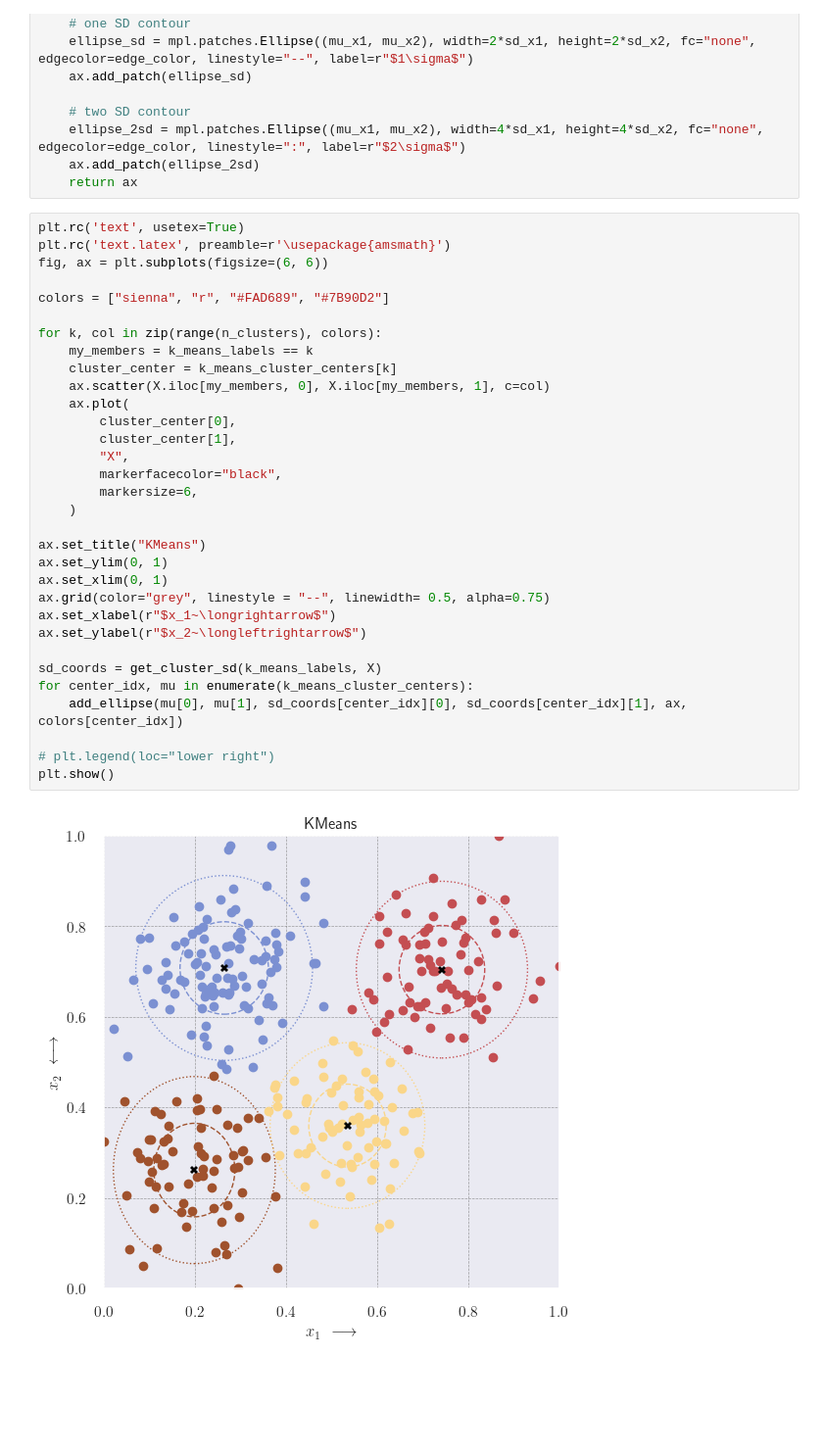
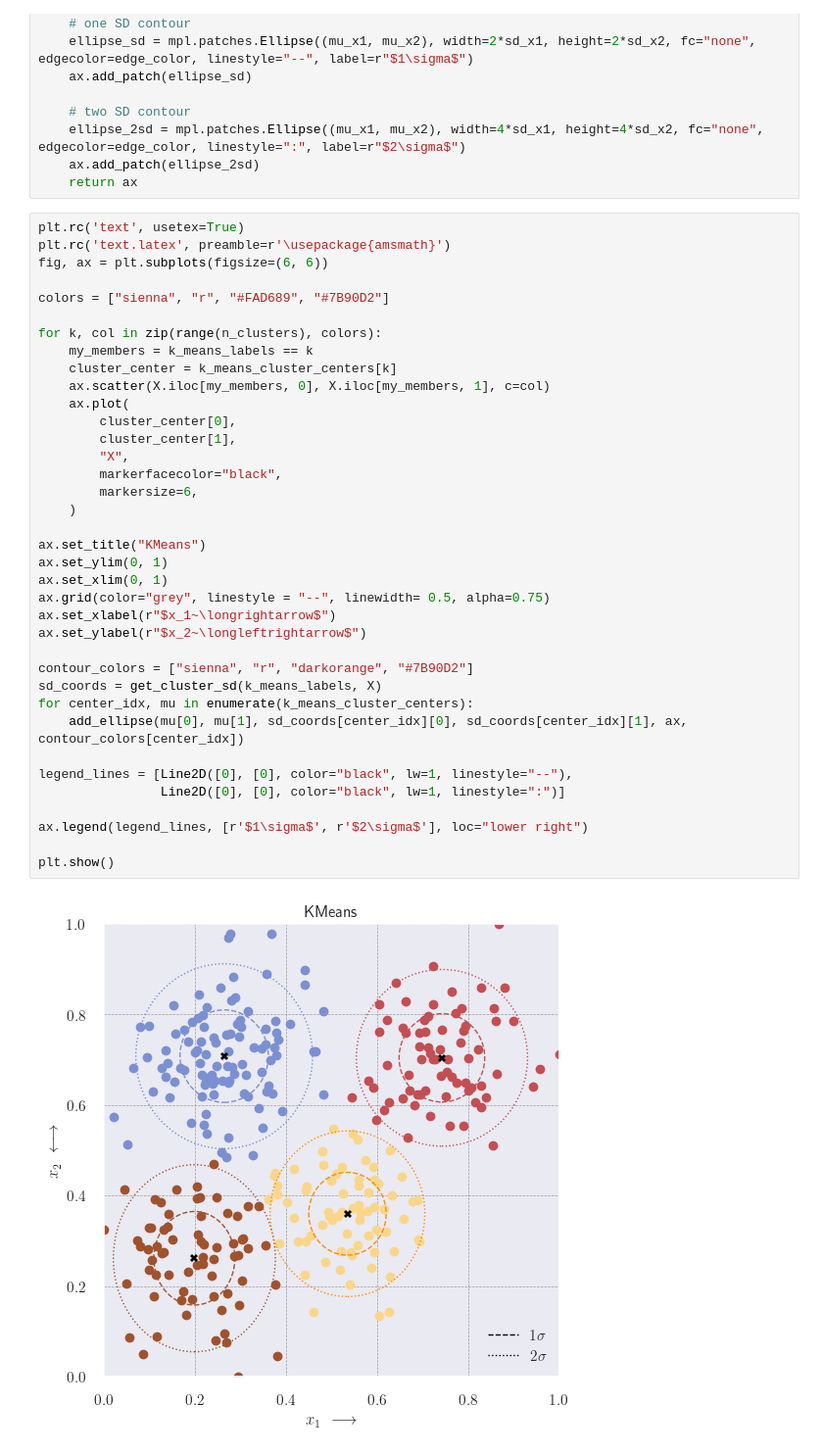
Before and after one commit to xuanxuanxuan-git/facelift, a Jupyter notebook: examples/synthetic_data.ipynb, the cells around one changed output. Shown: that part at 98% size. Drawn from its saved outputs; the diff is of its cells as text; blank space fills up the shorter version.

```diff
--- a/examples/synthetic_data.ipynb
+++ b/examples/synthetic_data.ipynb
@@ -426,33 +418,38 @@ def add_ellipse(mu_x1, mu_x2, sd_x1, sd_x2, ax, edge_color):
 plt.rc('text', usetex=True)
 plt.rc('text.latex', preamble=r'\usepackage{amsmath}')
 fig, ax = plt.subplots(figsize=(6, 6))
 
 colors = ["sienna", "r", "#FAD689", "#7B90D2"]
 
 for k, col in zip(range(n_clusters), colors):
     my_members = k_means_labels == k
     cluster_center = k_means_cluster_centers[k]
     ax.scatter(X.iloc[my_members, 0], X.iloc[my_members, 1], c=col)
     ax.plot(
         cluster_center[0],
         cluster_center[1],
         "X",
         markerfacecolor="black",
         markersize=6,
     )
 
 ax.set_title("KMeans")
 ax.set_ylim(0, 1)
 ax.set_xlim(0, 1)
 ax.grid(color="grey", linestyle = "--", linewidth= 0.5, alpha=0.75)
 ax.set_xlabel(r"$x_1~\longrightarrow$")
 ax.set_ylabel(r"$x_2~\longleftrightarrow$")
 
+contour_colors = ["sienna", "r", "darkorange", "#7B90D2"]
 sd_coords = get_cluster_sd(k_means_labels, X)
 for center_idx, mu in enumerate(k_means_cluster_centers):
-    add_ellipse(mu[0], mu[1], sd_coords[center_idx][0], sd_coords[center_idx][1], ax, colors[center_idx])
+    add_ellipse(mu[0], mu[1], sd_coords[center_idx][0], sd_coords[center_idx][1], ax, contour_colors[center_idx])
 
-# plt.legend(loc="lower right")
+legend_lines = [Line2D([0], [0], color="black", lw=1, linestyle="--"),
+                Line2D([0], [0], color="black", lw=1, linestyle=":")]
+
+ax.legend(legend_lines, [r'$1\sigma$', r'$2\sigma$'], loc="lower right")
+
 plt.show()
 # %% [output]
-[figure, old version]
+[figure, new version]
```
Also changed, not shown: parts of 5 cells of this notebook.
